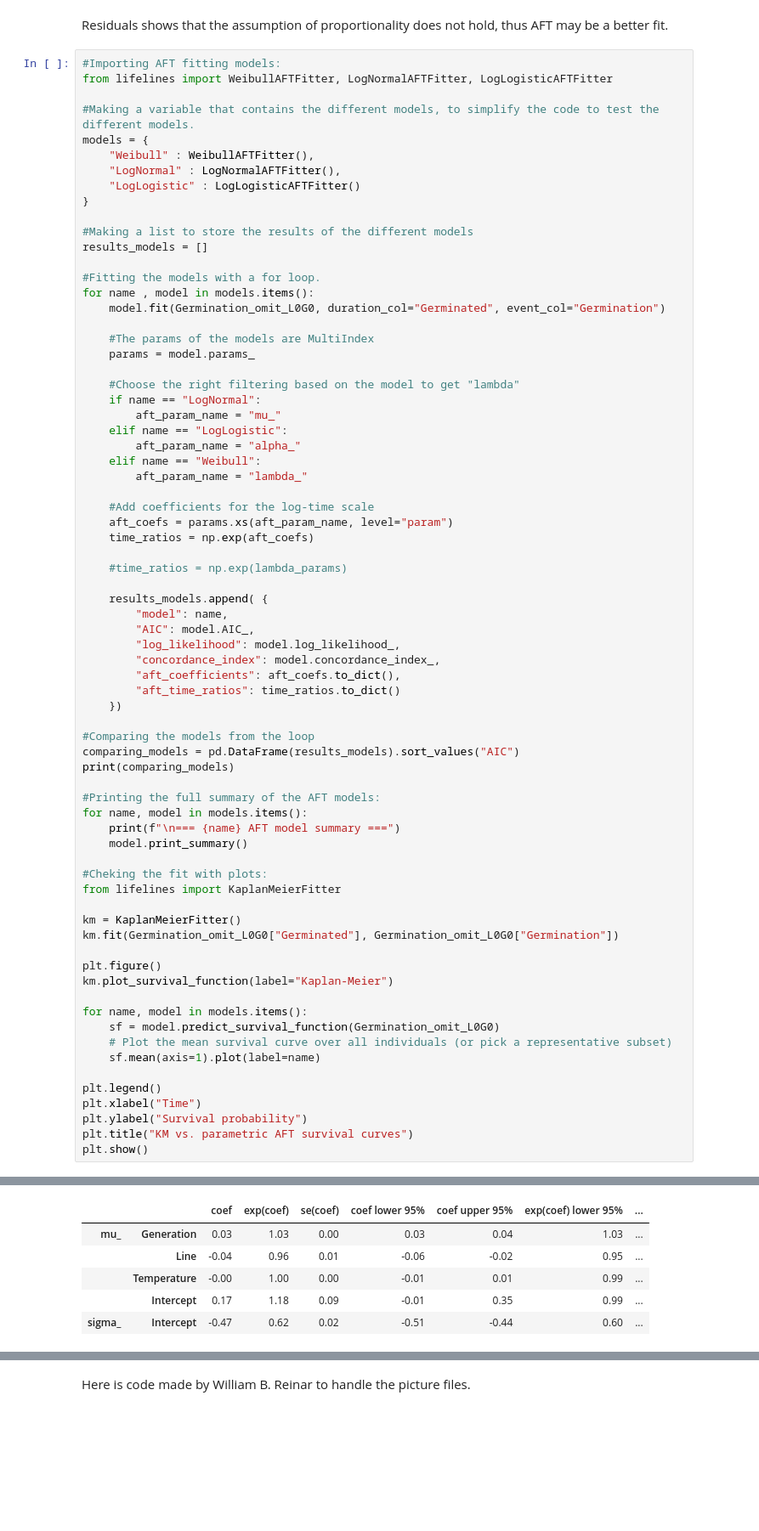
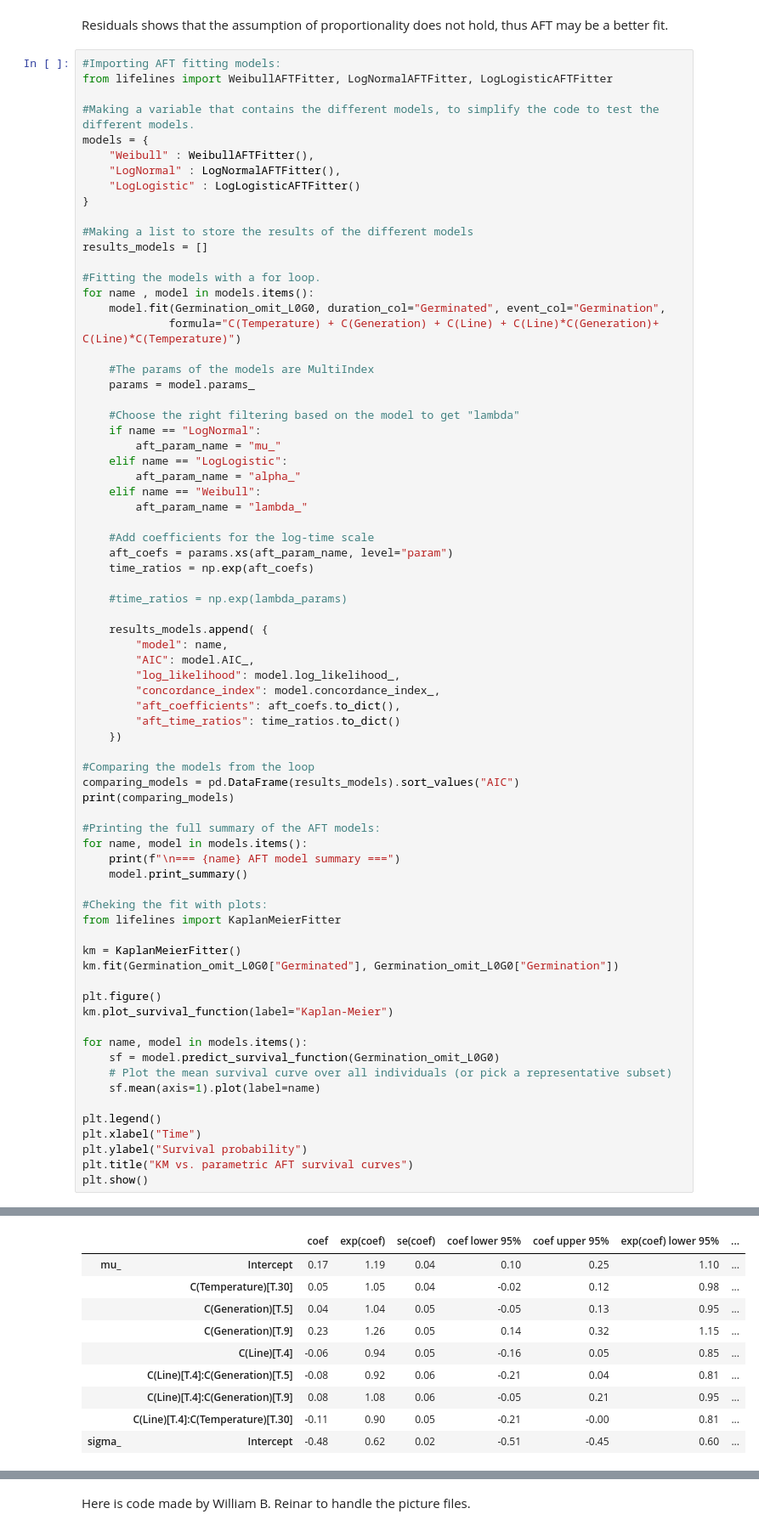
Before and after one commit to JoakimHaraldsvik/Germination, a Jupyter notebook: Germination_2025.ipynb, the cells around one changed output, grey strips where cells are left out. Shown at 85% size. Drawn from its saved outputs; the diff is of its cells as text; blank space fills up the shorter version.

Commit message:
Performed AFT models, with formulas on the omit and whole data set.

```diff
--- a/Germination_2025.ipynb
+++ b/Germination_2025.ipynb
@@ -486,7 +486,8 @@ results_models = []
 
 #Fitting the models with a for loop.
 for name , model in models.items():
-    model.fit(Germination_omit_L0G0, duration_col="Germinated", event_col="Germination")
+    model.fit(Germination_omit_L0G0, duration_col="Germinated", event_col="Germination",
+             formula="C(Temperature) + C(Generation) + C(Line) + C(Line)*C(Generation)+ C(Line)*C(Temperature)")
 
     #The params of the models are MultiIndex
     params = model.params_
@@ -587,6 +592,10 @@ plt.show()
 |  |  | coef | exp(coef) | se(coef) | coef lower 95% | coef upper 95% | exp(coef) lower 95% | ... |
-| mu_ | Generation | 0.03 | 1.03 | 0.00 | 0.03 | 0.04 | 1.03 | ... |
-|  | Line | -0.04 | 0.96 | 0.01 | -0.06 | -0.02 | 0.95 | ... |
-|  | Temperature | -0.00 | 1.00 | 0.00 | -0.01 | 0.01 | 0.99 | ... |
-|  | Intercept | 0.17 | 1.18 | 0.09 | -0.01 | 0.35 | 0.99 | ... |
-| sigma_ | Intercept | -0.47 | 0.62 | 0.02 | -0.51 | -0.44 | 0.60 | ... |
+| mu_ | Intercept | 0.17 | 1.19 | 0.04 | 0.10 | 0.25 | 1.10 | ... |
+|  | C(Temperature)[T.30] | 0.05 | 1.05 | 0.04 | -0.02 | 0.12 | 0.98 | ... |
+|  | C(Generation)[T.5] | 0.04 | 1.04 | 0.05 | -0.05 | 0.13 | 0.95 | ... |
+|  | C(Generation)[T.9] | 0.23 | 1.26 | 0.05 | 0.14 | 0.32 | 1.15 | ... |
+|  | C(Line)[T.4] | -0.06 | 0.94 | 0.05 | -0.16 | 0.05 | 0.85 | ... |
+|  | C(Line)[T.4]:C(Generation)[T.5] | -0.08 | 0.92 | 0.06 | -0.21 | 0.04 | 0.81 | ... |
+|  | C(Line)[T.4]:C(Generation)[T.9] | 0.08 | 1.08 | 0.06 | -0.05 | 0.21 | 0.95 | ... |
+|  | C(Line)[T.4]:C(Temperature)[T.30] | -0.11 | 0.90 | 0.05 | -0.21 | -0.00 | 0.81 | ... |
+| sigma_ | Intercept | -0.48 | 0.62 | 0.02 | -0.51 | -0.45 | 0.60 | ... |
```
Also changed, not shown: parts of 11 cells of this notebook.
